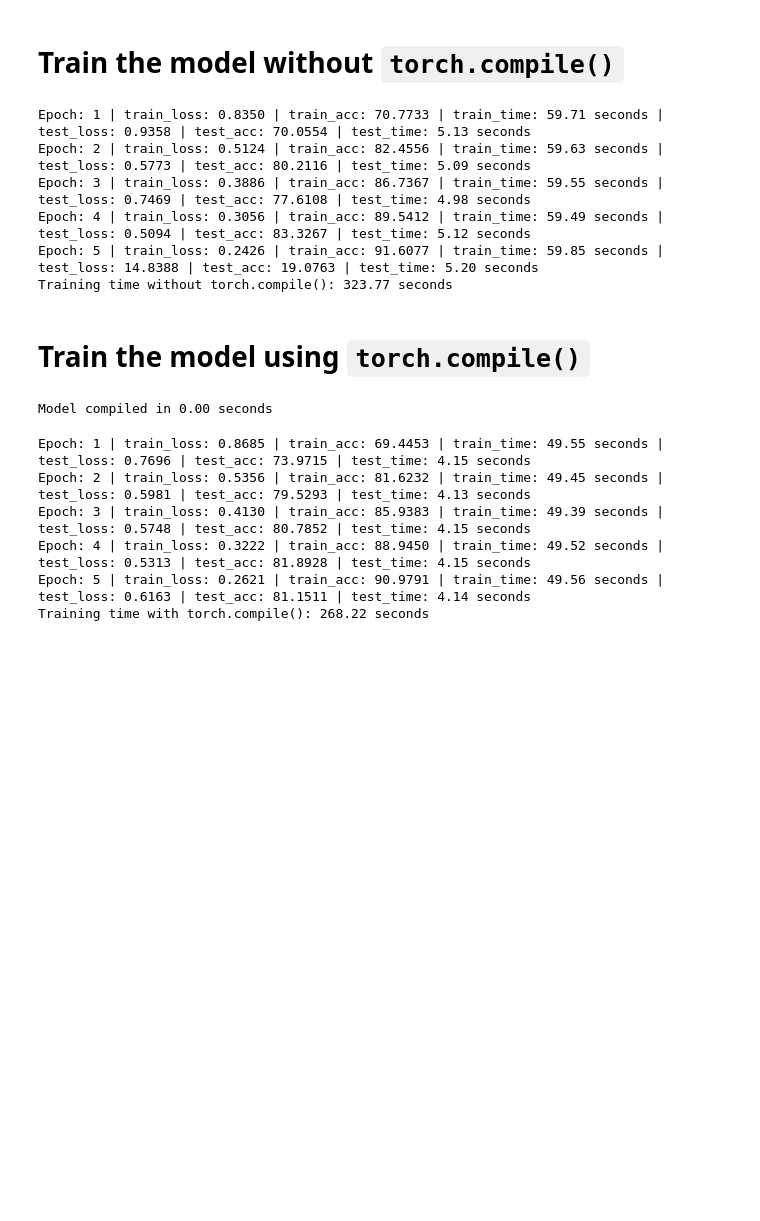
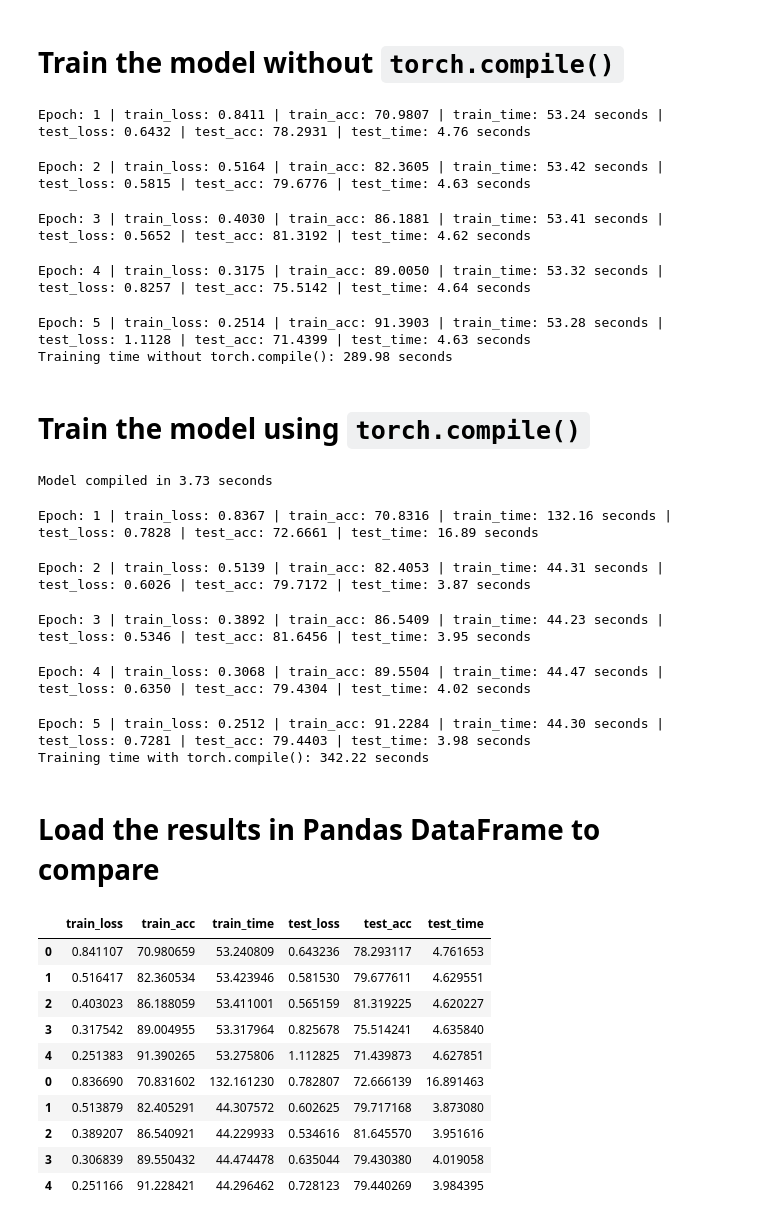
Before and after one commit to anirguha/Python-2, a Jupyter notebook: Colab Notebooks/Working with PyTorch 2.0.ipynb, the cells around one changed output. Drawn from its saved outputs; the diff is of its cells as text; code cells hidden in the pictures; blank space fills up the shorter version.

```diff
--- a/Colab Notebooks/Working with PyTorch 2.0.ipynb
+++ b/Colab Notebooks/Working with PyTorch 2.0.ipynb
@@ -276,7 +279,7 @@ EPOCHS = 5
 optimizer = torch.optim.Adam(params=model.parameters(), lr=LEARNING_RATE)
 loss_fn = nn.CrossEntropyLoss()
 
-start_training_time = time()
+start_training_time = timer()
 
 results_without_compile = train(
     model=model,
@@ -288,16 +291,16 @@ results_without_compile = train(
     device=device
 )
 
-end_training_time = time()
+end_training_time = timer()
 
 print(f"Training time without torch.compile(): {end_training_time - start_training_time:.2f} seconds")
 # %% [output]
-Epoch: 1 | train_loss: 0.8350 | train_acc: 70.7733 | train_time: 59.71 seconds | test_loss: 0.9358 | test_acc: 70.0554 | test_time: 5.13 seconds
-Epoch: 2 | train_loss: 0.5124 | train_acc: 82.4556 | train_time: 59.63 seconds | test_loss: 0.5773 | test_acc: 80.2116 | test_time: 5.09 seconds
-Epoch: 3 | train_loss: 0.3886 | train_acc: 86.7367 | train_time: 59.55 seconds | test_loss: 0.7469 | test_acc: 77.6108 | test_time: 4.98 seconds
-Epoch: 4 | train_loss: 0.3056 | train_acc: 89.5412 | train_time: 59.49 seconds | test_loss: 0.5094 | test_acc: 83.3267 | test_time: 5.12 seconds
-Epoch: 5 | train_loss: 0.2426 | train_acc: 91.6077 | train_time: 59.85 seconds | test_loss: 14.8388 | test_acc: 19.0763 | test_time: 5.20 seconds
-Training time without torch.compile(): 323.77 seconds
+Epoch: 1 | train_loss: 0.8411 | train_acc: 70.9807 | train_time: 53.24 seconds | test_loss: 0.6432 | test_acc: 78.2931 | test_time: 4.76 seconds
+Epoch: 2 | train_loss: 0.5164 | train_acc: 82.3605 | train_time: 53.42 seconds | test_loss: 0.5815 | test_acc: 79.6776 | test_time: 4.63 seconds
+Epoch: 3 | train_loss: 0.4030 | train_acc: 86.1881 | train_time: 53.41 seconds | test_loss: 0.5652 | test_acc: 81.3192 | test_time: 4.62 seconds
+Epoch: 4 | train_loss: 0.3175 | train_acc: 89.0050 | train_time: 53.32 seconds | test_loss: 0.8257 | test_acc: 75.5142 | test_time: 4.64 seconds
+Epoch: 5 | train_loss: 0.2514 | train_acc: 91.3903 | train_time: 53.28 seconds | test_loss: 1.1128 | test_acc: 71.4399 | test_time: 4.63 seconds
+Training time without torch.compile(): 289.98 seconds
 # %% [markdown]
 # Train the model using ` torch.compile() `
 # %%
@@ -335,17 +338,20 @@ results_with_compile = train(
     optimizer=optimizer,
     loss_fn=loss_fn,
     epochs=EPOCHS,
-    device=device
+    device=device,
+    disable_progress_bar=False
 )
 
 end_training_time = time()
 
 print(f"Training time with torch.compile(): {end_training_time - start_training_time:.2f} seconds")
 # %% [output]
-Model compiled in 0.00 seconds
+Model compiled in 3.73 seconds
-Epoch: 1 | train_loss: 0.8685 | train_acc: 69.4453 | train_time: 49.55 seconds | test_loss: 0.7696 | test_acc: 73.9715 | test_time: 4.15 seconds
-Epoch: 2 | train_loss: 0.5356 | train_acc: 81.6232 | train_time: 49.45 seconds | test_loss: 0.5981 | test_acc: 79.5293 | test_time: 4.13 seconds
-Epoch: 3 | train_loss: 0.4130 | train_acc: 85.9383 | train_time: 49.39 seconds | test_loss: 0.5748 | test_acc: 80.7852 | test_time: 4.15 seconds
-Epoch: 4 | train_loss: 0.3222 | train_acc: 88.9450 | train_time: 49.52 seconds | test_loss: 0.5313 | test_acc: 81.8928 | test_time: 4.15 seconds
-Epoch: 5 | train_loss: 0.2621 | train_acc: 90.9791 | train_time: 49.56 seconds | test_loss: 0.6163 | test_acc: 81.1511 | test_time: 4.14 seconds
-Training time with torch.compile(): 268.22 seconds
+Epoch: 1 | train_loss: 0.8367 | train_acc: 70.8316 | train_time: 132.16 seconds | test_loss: 0.7828 | test_acc: 72.6661 | test_time: 16.89 seconds
+Epoch: 2 | train_loss: 0.5139 | train_acc: 82.4053 | train_time: 44.31 seconds | test_loss: 0.6026 | test_acc: 79.7172 | test_time: 3.87 seconds
+Epoch: 3 | train_loss: 0.3892 | train_acc: 86.5409 | train_time: 44.23 seconds | test_loss: 0.5346 | test_acc: 81.6456 | test_time: 3.95 seconds
+Epoch: 4 | train_loss: 0.3068 | train_acc: 89.5504 | train_time: 44.47 seconds | test_loss: 0.6350 | test_acc: 79.4304 | test_time: 4.02 seconds
+Epoch: 5 | train_loss: 0.2512 | train_acc: 91.2284 | train_time: 44.30 seconds | test_loss: 0.7281 | test_acc: 79.4403 | test_time: 3.98 seconds
+Training time with torch.compile(): 342.22 seconds
+# %% [markdown]
+# Load the results in Pandas DataFrame to compare
@@ -351,0 +362,15 @@ Training time with torch.compile(): 268.22 seconds
+# %%
+results_consolidated_df = pd.concat([results_without_compile_df, results_with_compile_df], axis=0)
+results_consolidated_df
+# %% [output]
+|  | train_loss | train_acc | train_time | test_loss | test_acc | test_time |
+| 0 | 0.841107 | 70.980659 | 53.240809 | 0.643236 | 78.293117 | 4.761653 |
+| 1 | 0.516417 | 82.360534 | 53.423946 | 0.581530 | 79.677611 | 4.629551 |
+| 2 | 0.403023 | 86.188059 | 53.411001 | 0.565159 | 81.319225 | 4.620227 |
+| 3 | 0.317542 | 89.004955 | 53.317964 | 0.825678 | 75.514241 | 4.635840 |
+| 4 | 0.251383 | 91.390265 | 53.275806 | 1.112825 | 71.439873 | 4.627851 |
+| 0 | 0.836690 | 70.831602 | 132.161230 | 0.782807 | 72.666139 | 16.891463 |
+| 1 | 0.513879 | 82.405291 | 44.307572 | 0.602625 | 79.717168 | 3.873080 |
+| 2 | 0.389207 | 86.540921 | 44.229933 | 0.534616 | 81.645570 | 3.951616 |
+| 3 | 0.306839 | 89.550432 | 44.474478 | 0.635044 | 79.430380 | 4.019058 |
+| 4 | 0.251166 | 91.228421 | 44.296462 | 0.728123 | 79.440269 | 3.984395 |
```
Also changed, not shown: parts of 23 cells of this notebook, 2 other files.
